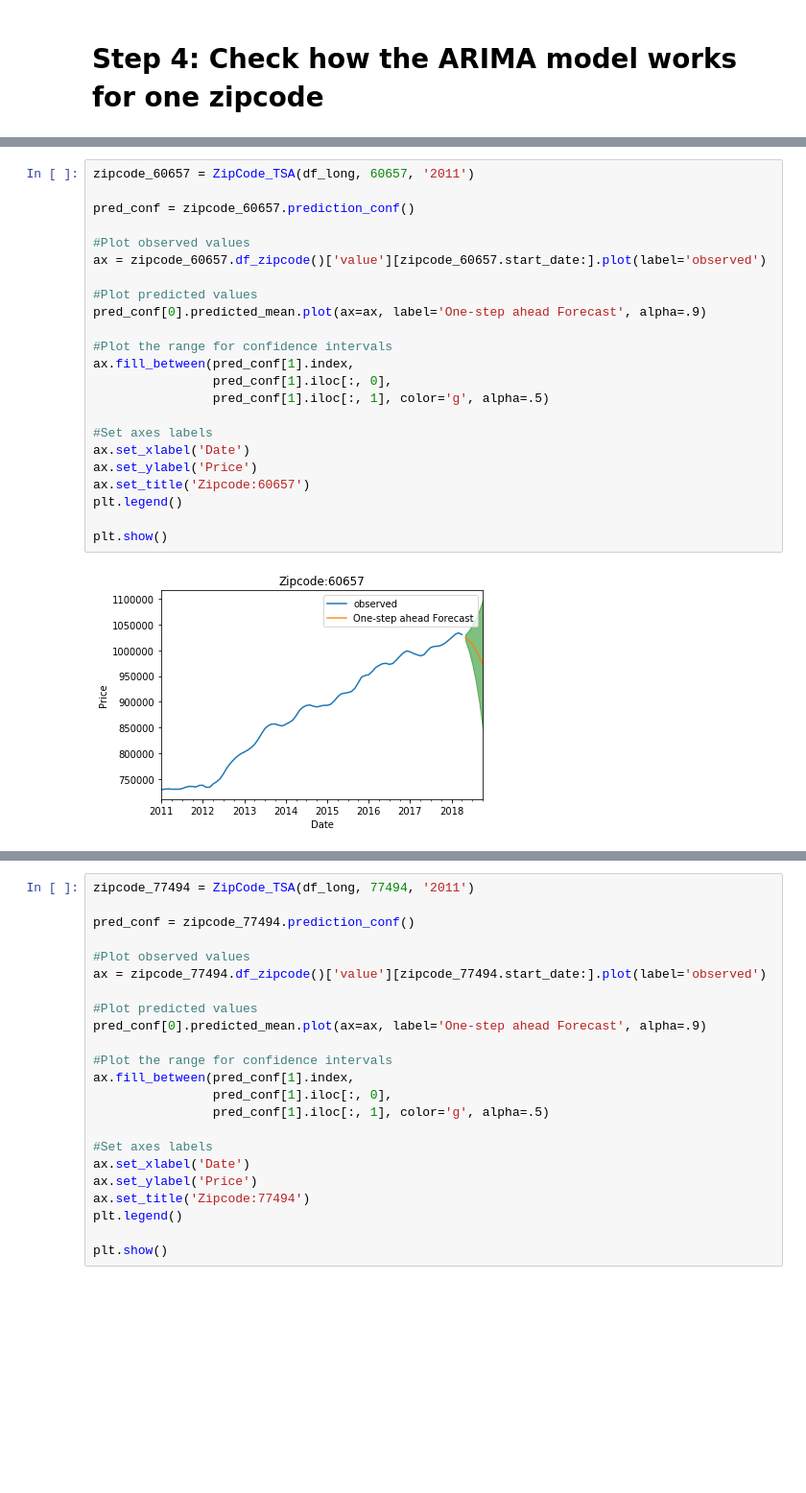
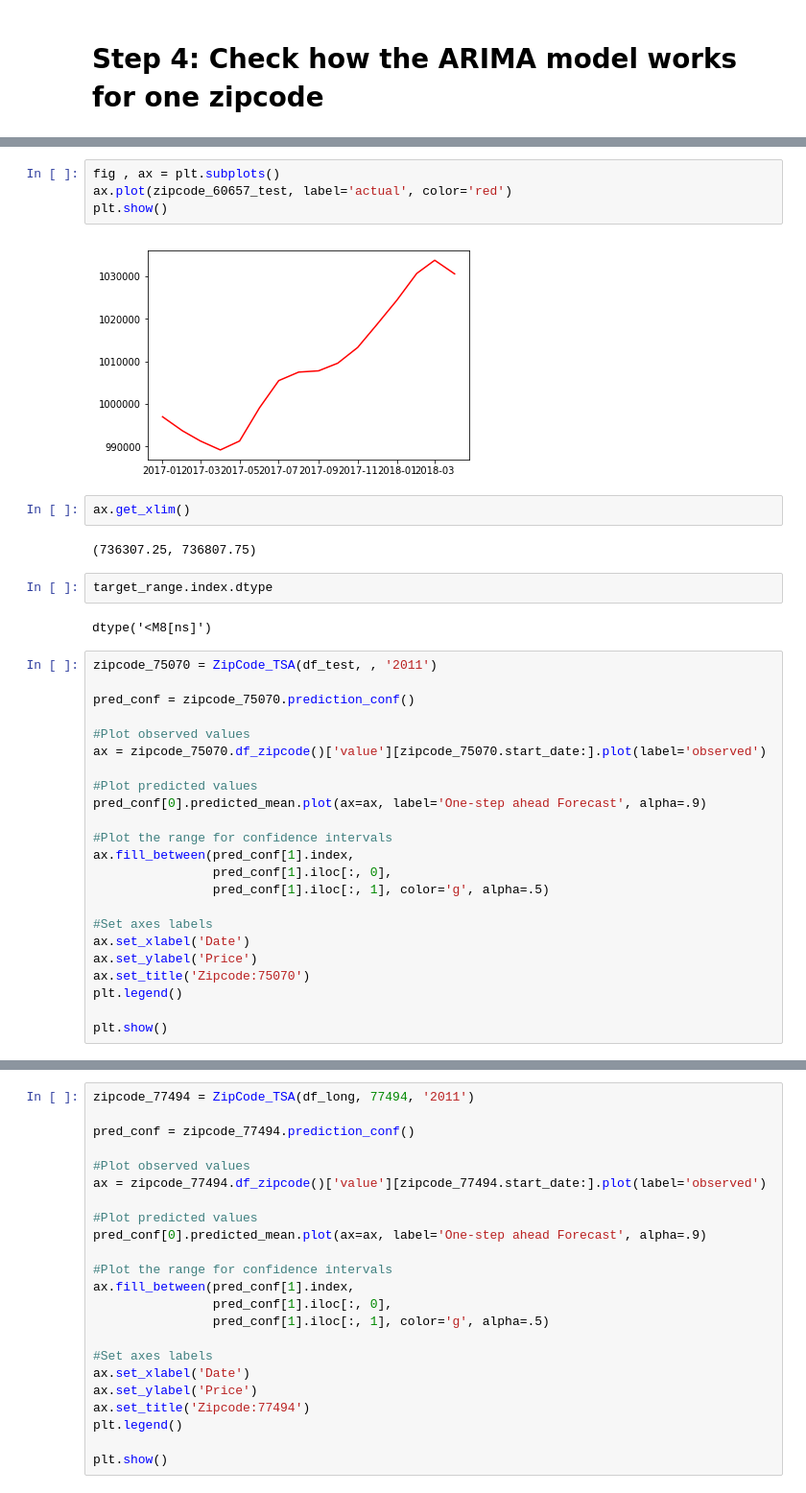
Before and after one commit to dalems4/dsc-mod-4-project-seattle-ds-career-051319, a Jupyter notebook: mod_4_starter_notebook.ipynb, the cells around one changed output, grey strips where cells are left out. Shown at 96% size. Saved outputs shown, nothing was run; the diff lists cells and outputs as text; blank space fills up the shorter version.

```diff
--- a/mod_4_starter_notebook.ipynb
+++ b/mod_4_starter_notebook.ipynb
@@ -77,10 +134,24 @@ all_zipcodes = list(df['RegionName'])
+# %%
+fig , ax = plt.subplots()
+ax.plot(zipcode_60657_test, label='actual', color='red')
+plt.show()
+# %% [output]
+[figure, added]
+# %%
+ax.get_xlim()
+# %% [output]
+(736307.25, 736807.75)
+# %%
+target_range.index.dtype
+# %% [output]
+dtype('<M8[ns]')
 # %%
-zipcode_60657 = ZipCode_TSA(df_long, 60657, '2011')
+zipcode_75070 = ZipCode_TSA(df_test, , '2011')
 
-pred_conf = zipcode_60657.prediction_conf()
+pred_conf = zipcode_75070.prediction_conf()
 
 #Plot observed values
-ax = zipcode_60657.df_zipcode()['value'][zipcode_60657.start_date:].plot(label='observed')
+ax = zipcode_75070.df_zipcode()['value'][zipcode_75070.start_date:].plot(label='observed')
 
 #Plot predicted values
 pred_conf[0].predicted_mean.plot(ax=ax, label='One-step ahead Forecast', alpha=.9)
@@ -93,9 +164,7 @@ ax.fill_between(pred_conf[1].index,
 #Set axes labels
 ax.set_xlabel('Date')
 ax.set_ylabel('Price')
-ax.set_title('Zipcode:60657')
+ax.set_title('Zipcode:75070')
 plt.legend()
 
 plt.show()
-# %% [output]
-[figure, removed]
```
Also changed, not shown: parts of 17 cells of this notebook, 1 other file.
